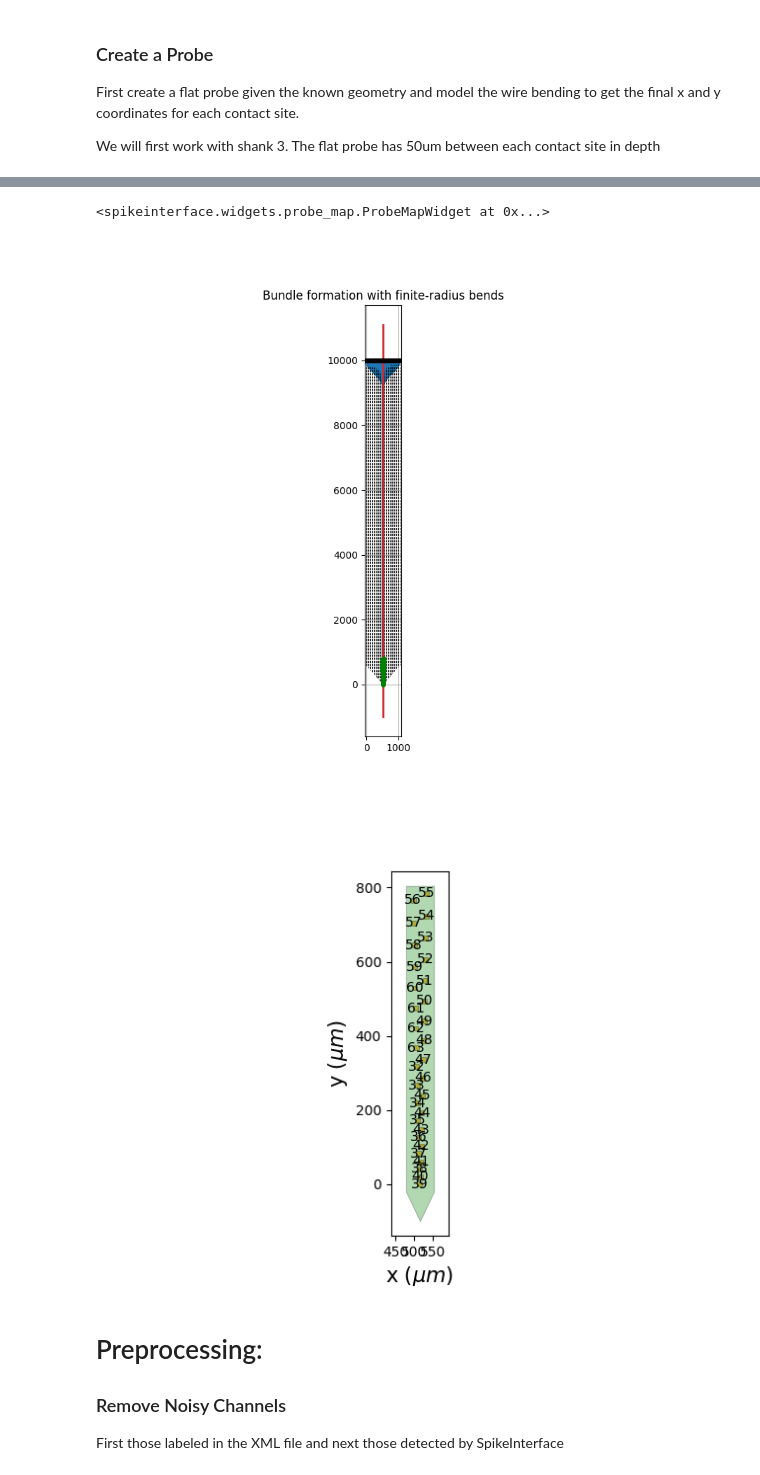
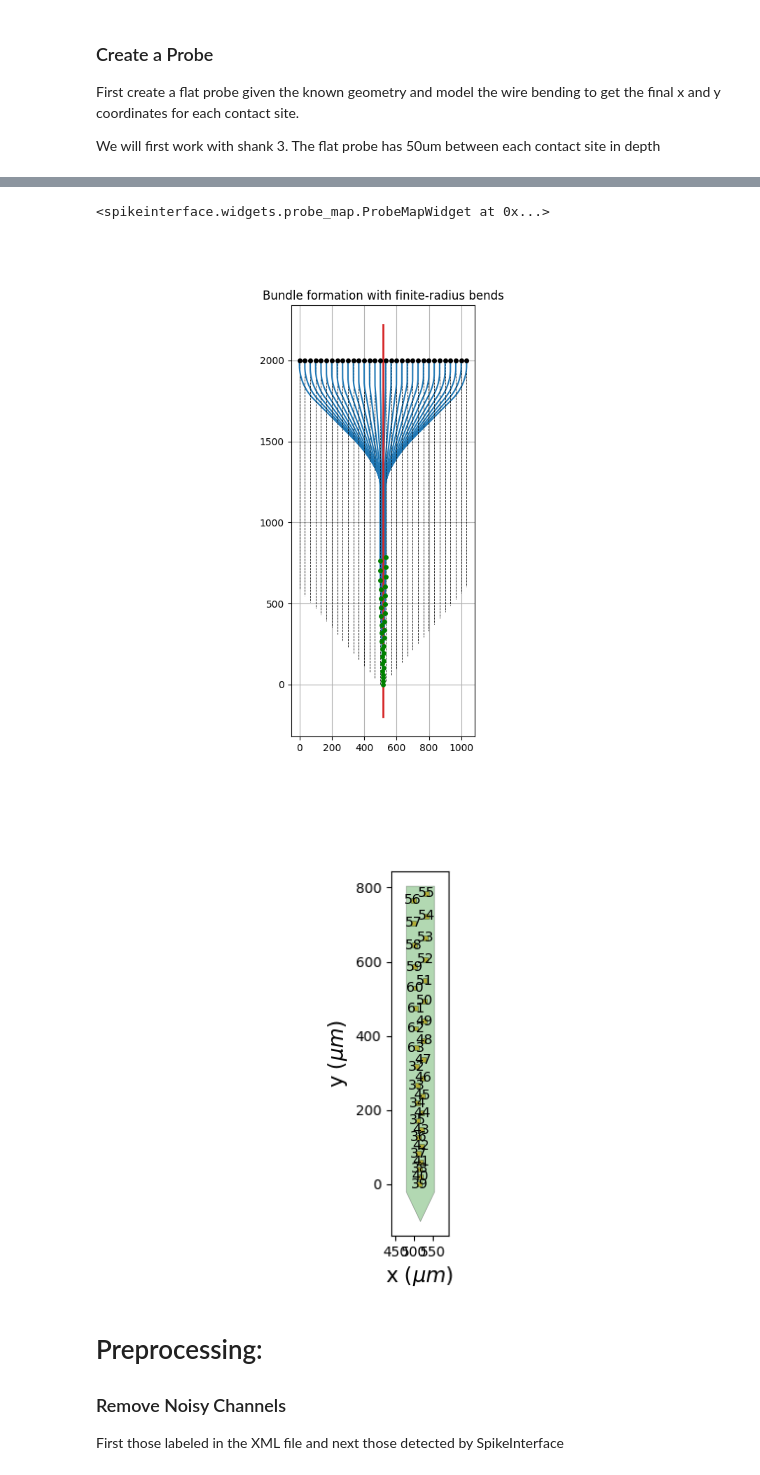
Before and after one commit to BruneBettler/SpikeExplore, a Jupyter notebook: dataExploration.ipynb, the cells around one changed output, grey strips where cells are left out. Drawn from its saved outputs; the diff is of its cells as text; code cells hidden in the pictures.

```diff
--- a/dataExploration.ipynb
+++ b/dataExploration.ipynb
@@ -62,12 +108,11 @@ We will first work with shank 3. The flat probe has 50um between each contact si
 # %%
-from probeGeom import create_flat_geom
-from clean_bending_model import BundleParameters, run_from_array
+from clean_bending_model import BundleParameters, run_from_array, create_flat_geom
 
 # set parameters for probe geometry
 num_contact_sites = 32
 y_flat_contact_dist = 19.5 # um
 x_flat_contact_dist = 33.3 # um (based on figure from https://www.nature.com/articles/s41467-024-49226-9#Sec7)
-base_length = 10000.0  # choose something comfortably larger than the max y offset
+base_length = 2000.0  # choose something comfortably larger than the max y offset
 
 # create the flat geometry for the electrode tips and the base of the probe
 electrode_tips = create_flat_geom(num_contact_sites, x_flat_contact_dist, y_flat_contact_dist)
@@ -75,34 +120,34 @@ electrode_base = np.column_stack((electrode_tips[:,0], np.ones(num_contact_sites
 
 # model the bundling of the probe and get the new coordinates for the electrode tips and ends of the probe
 #TODO: find better params ?
 params = BundleParameters(
     first_bend_distance=150.0,
     max_bend_angle_deg=45.0,
     bundle_ratio=0.035,
     first_radius=300.0,
     second_radius=300.0,
 )
 
 result = run_from_array(electrode_base, electrode_tips,params=params, make_plot=True) # positions are in result.ends and result.tips
 
 # create the SpikeInterface probe object and plot it
 probe = Probe(ndim=2, si_units='um')
 probe.set_contacts(positions=result.ends, shapes=np.array(['square'] * num_contact_sites), shape_params={"width": 13})
 # set the contact IDs for each site
 probe.set_device_channel_indices(np.arange(num_contact_sites))
 probe.set_contact_ids(shank2_channel_ids)
 probe.create_auto_shape()
 
 # plot the probe geometry to check it looks correct
 # plot_probe(probe, with_contact_id=True, with_device_index=True)
 
 # link the probe geometry to our recording object
 shank2_recording.set_probe(probe, in_place=True)
 
 sw.plot_probe_map(shank2_recording, with_channel_ids=True, backend="matplotlib")
 # %% [output]
 <spikeinterface.widgets.probe_map.ProbeMapWidget at 0x...>
-[figure, old version]
+[figure, new version]
 [figure]
 # %% [markdown]
 # Preprocessing:
```
Also changed, not shown: parts of 10 cells of this notebook, 4 other files.
